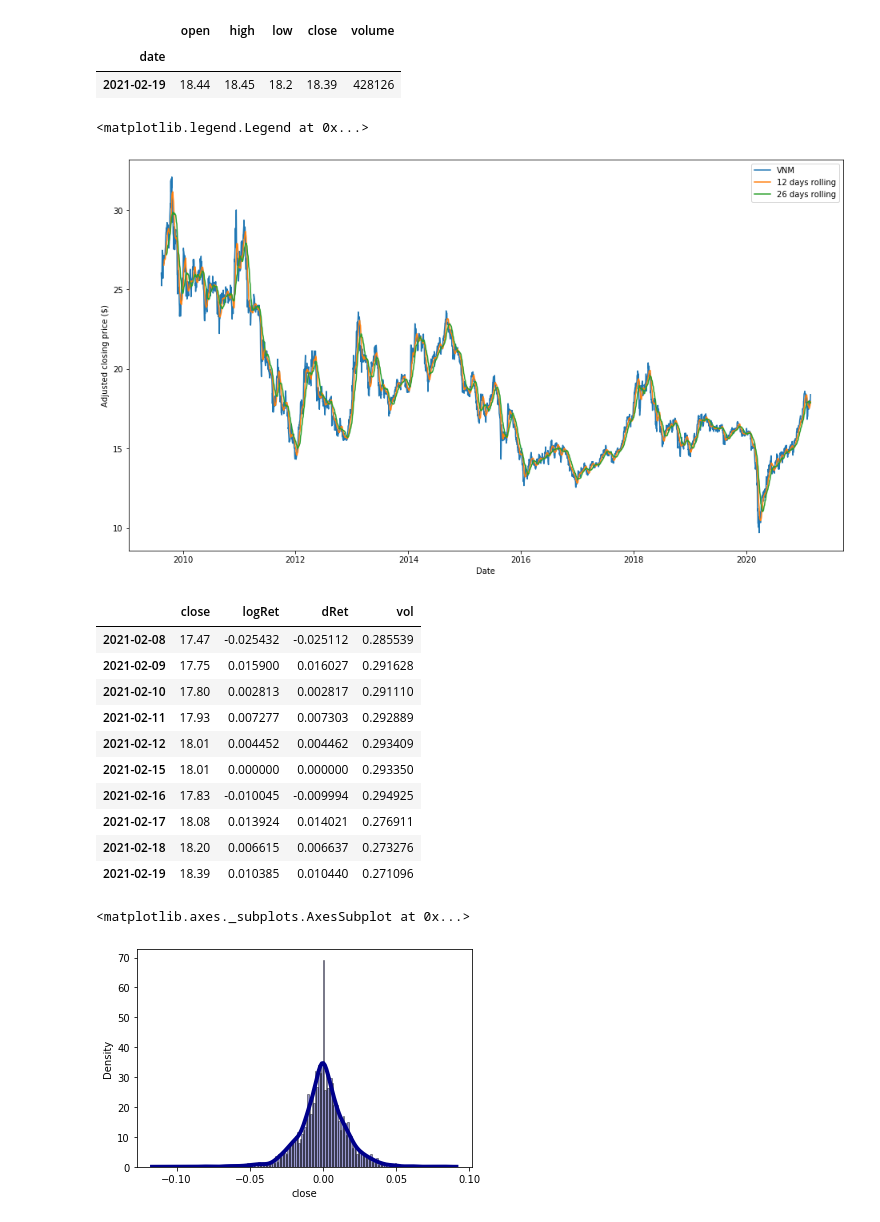
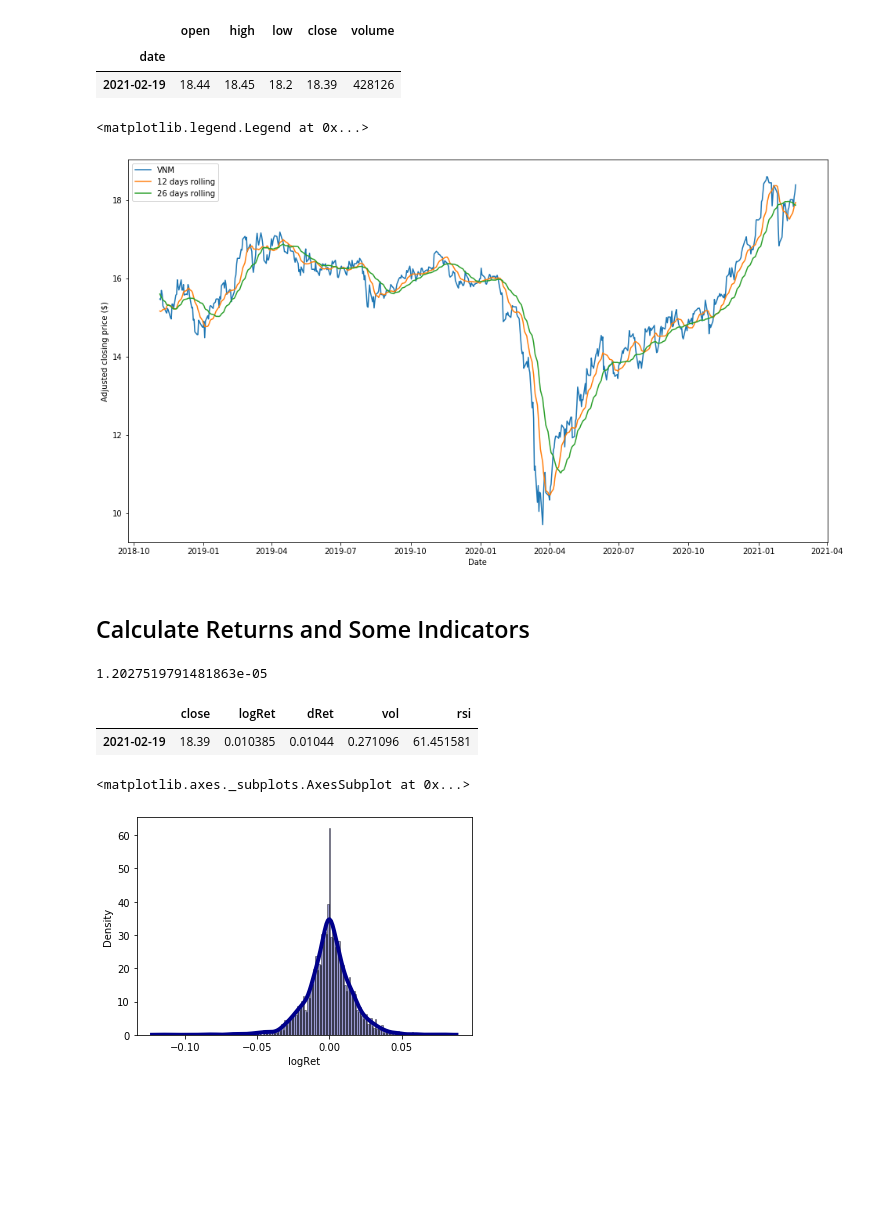
Before and after one commit to haymant/quanotes, a Jupyter notebook: source/handson/data.ipynb, the cells around one changed output. Saved outputs shown, nothing was run; the diff lists cells and outputs as text; code cells hidden in the pictures; blank space fills up the shorter version.

```diff
--- a/source/handson/data.ipynb
+++ b/source/handson/data.ipynb
@@ -52,49 +51,49 @@ close = close.reindex(all_weekdays)
 # with the latest available price for each instrument.
 close = close.fillna(method='ffill')
 # %%
-# Calculate the 20 and 100 days moving averages of the closing prices
+lookback = 600
+# Calculate the 12 and 26 days moving averages of the closing prices
 short_rolling = close.rolling(window=12).mean()
 long_rolling = close.rolling(window=26).mean()
 
 # Plot everything by leveraging the very powerful matplotlib package
 fig, ax = plt.subplots(figsize=(16,9))
 
-ax.plot(close.index, close, label='VNM')
-ax.plot(short_rolling.index, short_rolling, label='12 days rolling')
-ax.plot(long_rolling.index, long_rolling, label='26 days rolling')
+ax.plot(close.index[-lookback:], close[-lookback:], label='VNM')
+ax.plot(short_rolling.index[-lookback:], short_rolling[-lookback:], label='12 days rolling')
+ax.plot(long_rolling.index[-lookback:], long_rolling[-lookback:], label='26 days rolling')
 
 ax.set_xlabel('Date')
 ax.set_ylabel('Adjusted closing price ($)')
 ax.legend()
 # %% [output]
 <matplotlib.legend.Legend at 0x...>
-[figure, old version]
+[figure, new version]
+# %% [markdown]
+## Calculate Returns and Some Indicators
 # %%
+# Calculate return, log return and vol, rsi
 close.dropna()
 close.describe()
 daily_return = close.pct_change(1).rename('dRet')
+dMeanRet = daily_return.mean()
+print(dMeanRet)
 log_return = np.log(close).diff().rename('logRet')
 aVol = log_return.rolling(21).std().rename('vol')*(252**0.5)
-vnm_vol = pd.concat([close, log_return, daily_return, aVol], axis=1)
-vnm_vol.tail(10)
+rsi = RSI(close, timeperiod=14).rename('rsi')
+vnm_details = pd.concat([close, log_return, daily_return, aVol, rsi], axis=1)
+vnm_details.tail(1)
 # %% [output]
+1.2027519791481863e-05
-|  | close | logRet | dRet | vol |
-| 2021-02-08 | 17.47 | -0.025432 | -0.025112 | 0.285539 |
-| 2021-02-09 | 17.75 | 0.015900 | 0.016027 | 0.291628 |
-| 2021-02-10 | 17.80 | 0.002813 | 0.002817 | 0.291110 |
-| 2021-02-11 | 17.93 | 0.007277 | 0.007303 | 0.292889 |
-| 2021-02-12 | 18.01 | 0.004452 | 0.004462 | 0.293409 |
-| 2021-02-15 | 18.01 | 0.000000 | 0.000000 | 0.293350 |
-| 2021-02-16 | 17.83 | -0.010045 | -0.009994 | 0.294925 |
-| 2021-02-17 | 18.08 | 0.013924 | 0.014021 | 0.276911 |
-| 2021-02-18 | 18.20 | 0.006615 | 0.006637 | 0.273276 |
-| 2021-02-19 | 18.39 | 0.010385 | 0.010440 | 0.271096 |
+|  | close | logRet | dRet | vol | rsi |
+| 2021-02-19 | 18.39 | 0.010385 | 0.01044 | 0.271096 | 61.451581 |
 # %%
+# Plot density and histogram
 import seaborn as sns
-sns.distplot(daily_return, hist=True, kde=True,
+sns.distplot(log_return, hist=True, kde=True,
              bins=int(180), color = 'darkblue',
              hist_kws={'edgecolor':'black'},
              kde_kws={'linewidth': 4})
 # %% [output]
 <matplotlib.axes._subplots.AxesSubplot at 0x...>
-[figure, old version]
+[figure, new version]
```
Also changed, not shown: parts of 4 cells of this notebook.
